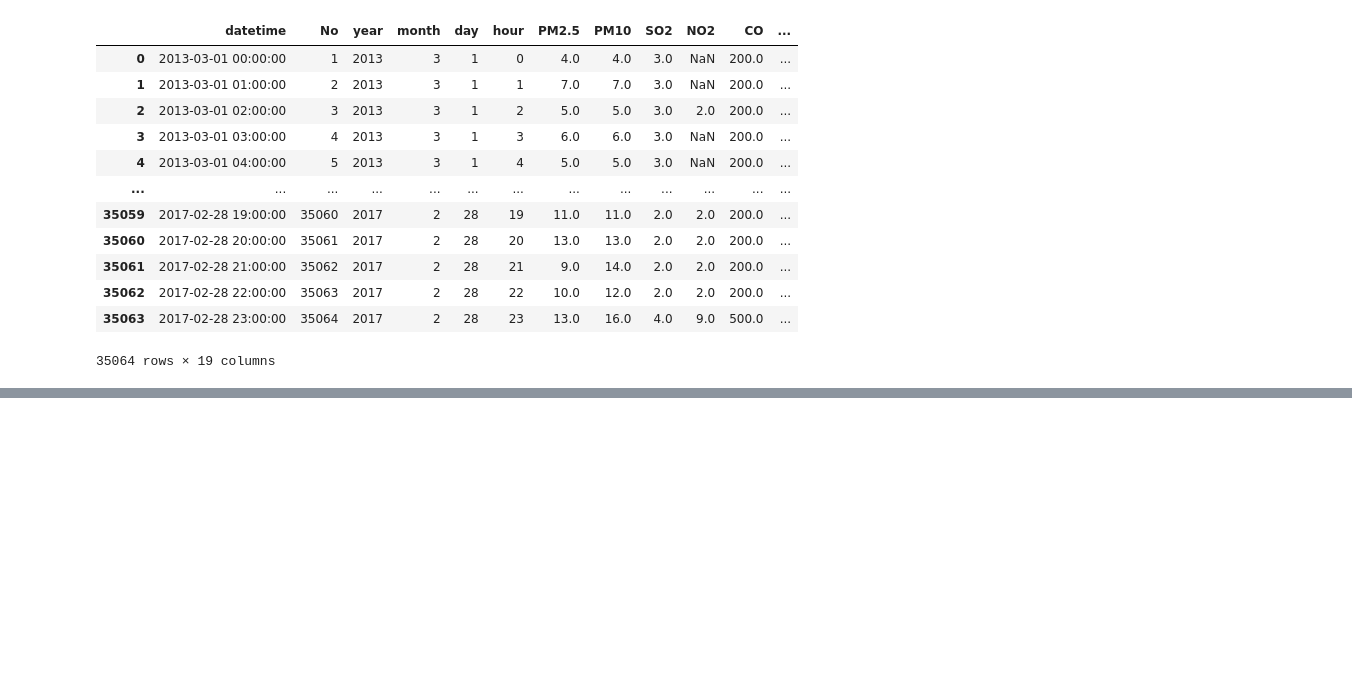
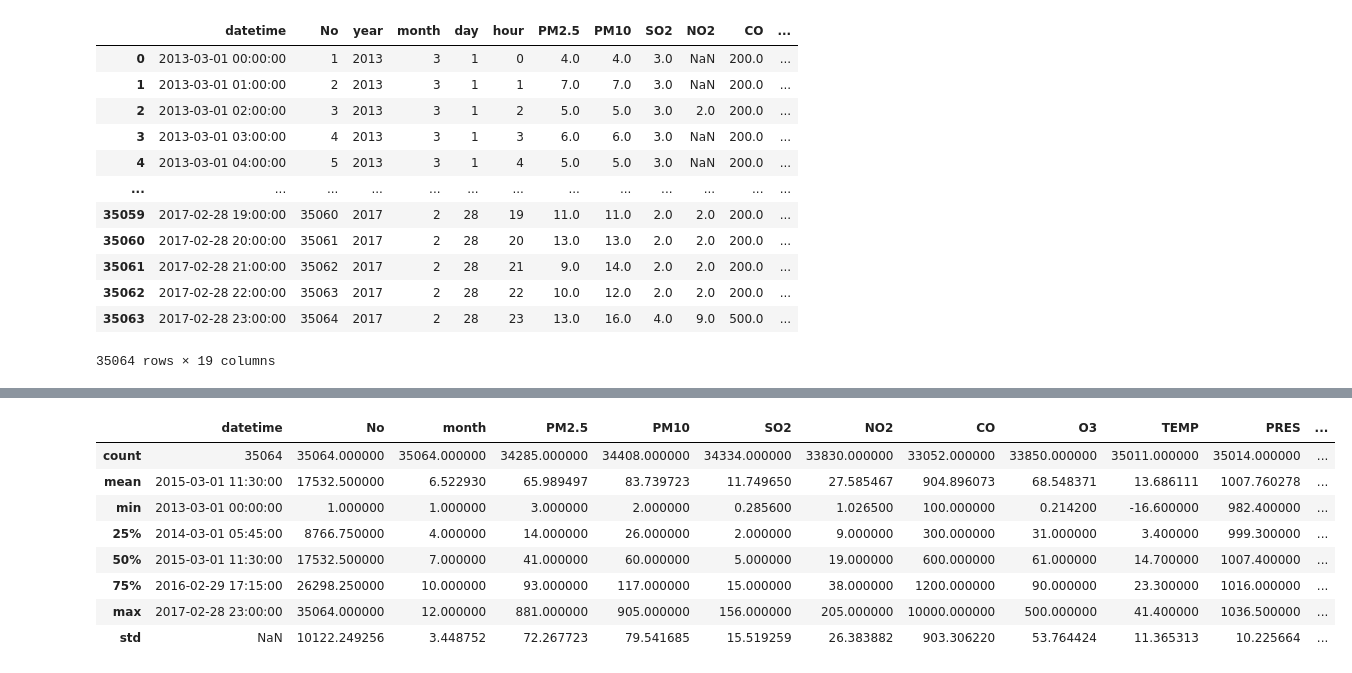
Before and after one commit to Aifedayo/Time-Series-Forecasting, a Jupyter notebook: src/notebook/air_quality_forecast_dingling.ipynb, the cells around one changed output, grey strips where cells are left out. Saved outputs shown, nothing was run; the diff lists cells and outputs as text; code cells hidden in the pictures; blank space fills up the shorter version.

```diff
--- a/src/notebook/air_quality_forecast_dingling.ipynb
+++ b/src/notebook/air_quality_forecast_dingling.ipynb
@@ -87,0 +87,2 @@ memory usage: 4.0+ MB
+# %%
+aq_df["month"] = pd.to_numeric(df["month"])
@@ -87,0 +133,12 @@ memory usage: 4.0+ MB
+# %%
+aq_df.describe()
+# %% [output]
+|  | datetime | No | month | PM2.5 | PM10 | SO2 | NO2 | CO | O3 | TEMP | PRES | ... |
+| count | 35064 | 35064.000000 | 35064.000000 | 34285.000000 | 34408.000000 | 34334.000000 | 33830.000000 | 33052.000000 | 33850.000000 | 35011.000000 | 35014.000000 | ... |
+| mean | 2015-03-01 11:30:00 | 17532.500000 | 6.522930 | 65.989497 | 83.739723 | 11.749650 | 27.585467 | 904.896073 | 68.548371 | 13.686111 | 1007.760278 | ... |
+| min | 2013-03-01 00:00:00 | 1.000000 | 1.000000 | 3.000000 | 2.000000 | 0.285600 | 1.026500 | 100.000000 | 0.214200 | -16.600000 | 982.400000 | ... |
+| 25% | 2014-03-01 05:45:00 | 8766.750000 | 4.000000 | 14.000000 | 26.000000 | 2.000000 | 9.000000 | 300.000000 | 31.000000 | 3.400000 | 999.300000 | ... |
+| 50% | 2015-03-01 11:30:00 | 17532.500000 | 7.000000 | 41.000000 | 60.000000 | 5.000000 | 19.000000 | 600.000000 | 61.000000 | 14.700000 | 1007.400000 | ... |
+| 75% | 2016-02-29 17:15:00 | 26298.250000 | 10.000000 | 93.000000 | 117.000000 | 15.000000 | 38.000000 | 1200.000000 | 90.000000 | 23.300000 | 1016.000000 | ... |
+| max | 2017-02-28 23:00:00 | 35064.000000 | 12.000000 | 881.000000 | 905.000000 | 156.000000 | 205.000000 | 10000.000000 | 500.000000 | 41.400000 | 1036.500000 | ... |
+| std | NaN | 10122.249256 | 3.448752 | 72.267723 | 79.541685 | 15.519259 | 26.383882 | 903.306220 | 53.764424 | 11.365313 | 10.225664 | ... |
```
Also changed, not shown: parts of 5 cells of this notebook.
